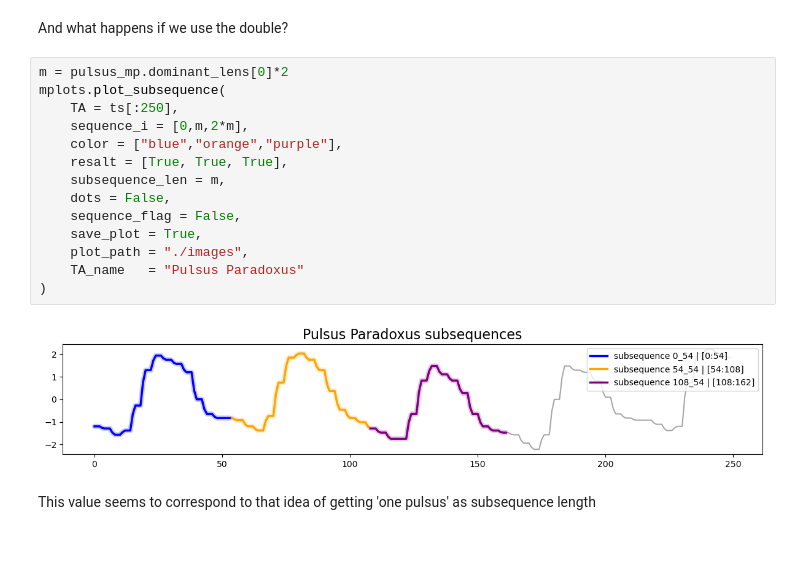
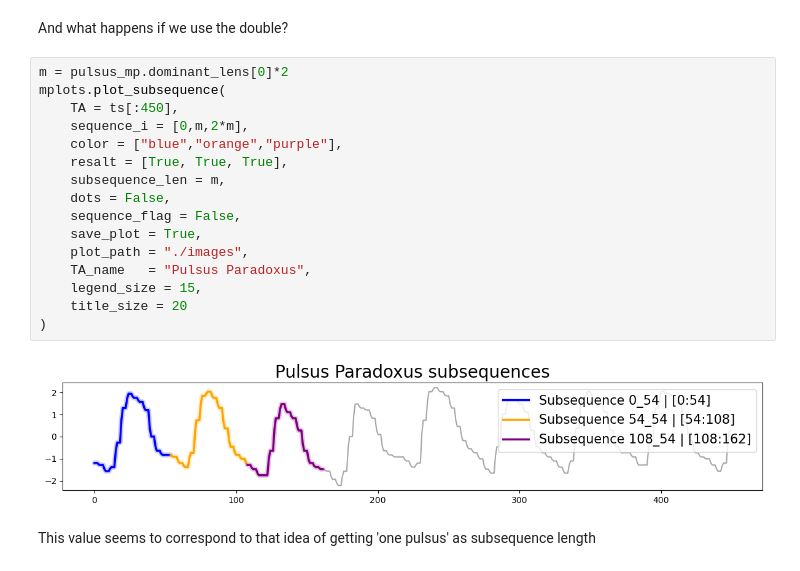
Before and after one commit to vrodriguezf/deepvats, a Jupyter notebook: nbs_pipeline/_MPlot_PulsusParadoxus.ipynb, the cells around one changed output. Cells and saved outputs as stored; diff of their text form.

```diff
--- a/nbs_pipeline/_MPlot_PulsusParadoxus.ipynb
+++ b/nbs_pipeline/_MPlot_PulsusParadoxus.ipynb
@@ -423,19 +423,21 @@ And what happens if we use the double?
 # %%
 m = pulsus_mp.dominant_lens[0]*2
 mplots.plot_subsequence(
-    TA = ts[:250],
+    TA = ts[:450],
     sequence_i = [0,m,2*m],
     color = ["blue","orange","purple"],
     resalt = [True, True, True],
     subsequence_len = m,
     dots = False,
     sequence_flag = False,
     save_plot = True,
     plot_path = "./images",
-    TA_name   = "Pulsus Paradoxus"
+    TA_name   = "Pulsus Paradoxus",
+    legend_size = 15,
+    title_size = 20
 )
 # %% [output]
-[figure, old version]
+[figure, new version]
 # %% [markdown]
 This value seems to correspond to that idea of getting 'one pulsus' as subsequence length
 # %% [markdown]
```
Also changed, not shown: parts of 19 cells of this notebook, 6 other files.
